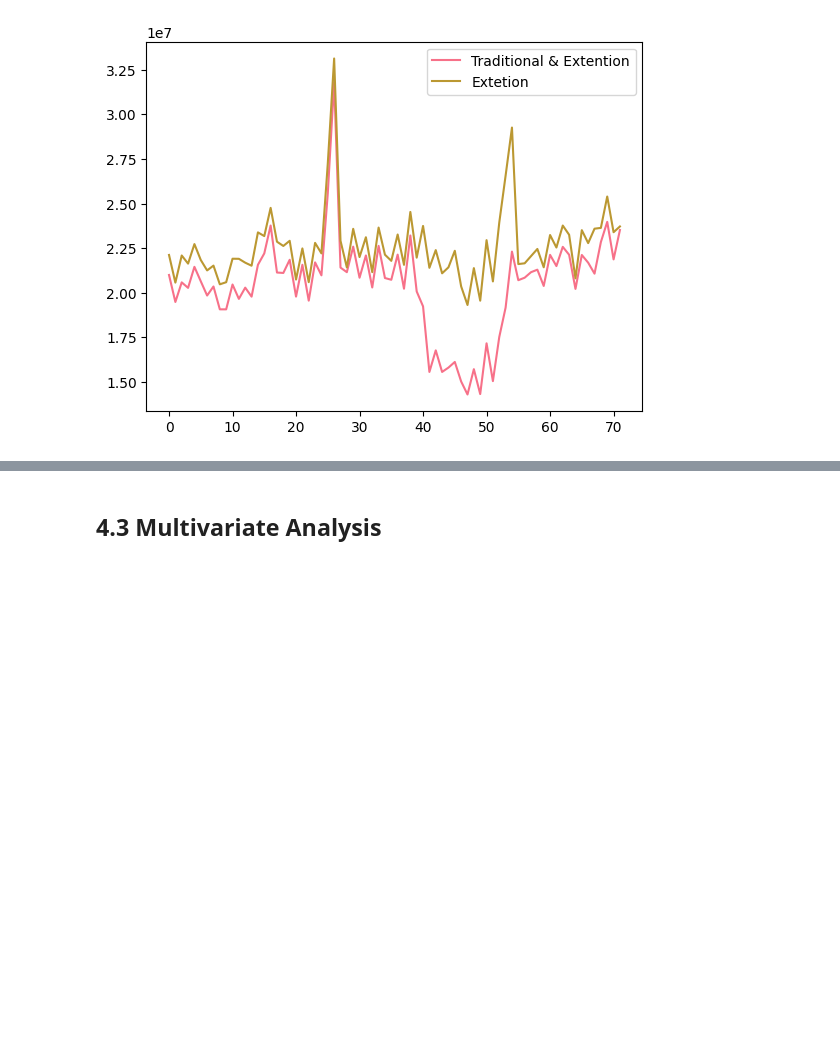
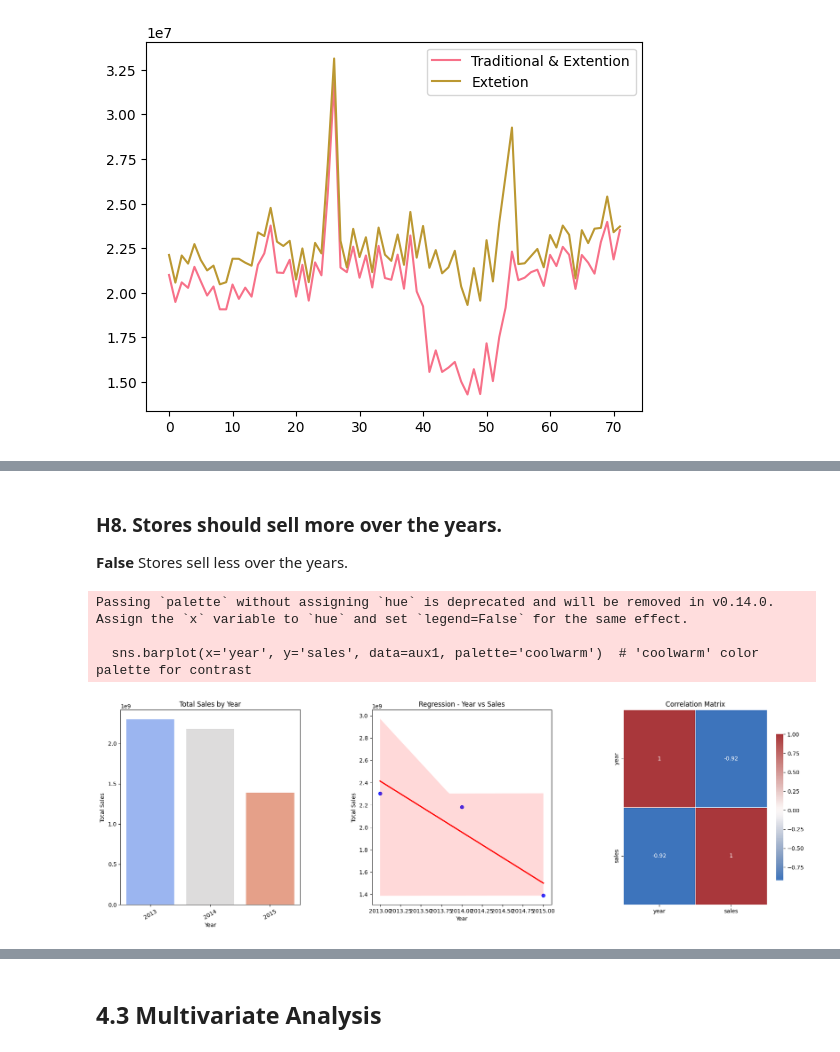
Before and after one commit to jhmartire/ds_production, a Jupyter notebook: m04_v01_store_sales_prediction.ipynb, the cells around one changed output, grey strips where cells are left out. Drawn from its saved outputs; the diff is of its cells as text; code cells hidden in the pictures; blank space fills up the shorter version.

```diff
--- a/m04_v01_store_sales_prediction.ipynb
+++ b/m04_v01_store_sales_prediction.ipynb
@@ -740,0 +778,41 @@ ax.legend( labels=['Traditional & Extention' , 'Extetion']);
+# %% [markdown]
+### **H8.** Stores should sell more over the years.
+**False** Stores sell less over the years.
+# %%
+# Generating grouped data by year
+aux1 = df4[['year', 'sales']].groupby('year').sum().reset_index()
+
+# Defining the figure size to better accommodate the plots
+plt.figure(figsize=(18, 6))
+
+# Subplot 1: Bar Plot (Total Sales by Year)
+plt.subplot(1, 3, 1)
+sns.barplot(x='year', y='sales', data=aux1, palette='coolwarm')  # 'coolwarm' color palette for contrast
+plt.title('Total Sales by Year')
+plt.xlabel('Year')
+plt.ylabel('Total Sales')
+plt.xticks(rotation=30)  # Rotate X-axis labels for readability
+
+# Subplot 2: Regression Plot (Year vs Sales)
+plt.subplot(1, 3, 2)
+sns.regplot(x='year', y='sales', data=aux1, scatter_kws={'color': 'blue'}, line_kws={'color': 'red'})  # Custom color settings
+plt.title('Regression - Year vs Sales')
+plt.xlabel('Year')
+plt.ylabel('Total Sales')
+
+# Subplot 3: Correlation Heatmap (Between Year and Sales)
+plt.subplot(1, 3, 3)
+sns.heatmap(aux1.corr(method='pearson'), annot=True, cmap='vlag', center=0, linewidths=0.5, cbar_kws={"shrink": 0.75})  # 'vlag' palette for smooth gradient
+plt.title('Correlation Matrix')
+
+# Adjusting the layout to avoid overlap
+plt.tight_layout()
+plt.subplots_adjust(wspace=0.4)  # Adjust space between the plots
+
+# Display the plots
+plt.show()
+# %% [output]
+Passing `palette` without assigning `hue` is deprecated and will be removed in v0.14.0. Assign the `x` variable to `hue` and set `legend=False` for the same effect.
+
+  sns.barplot(x='year', y='sales', data=aux1, palette='coolwarm')  # 'coolwarm' color palette for contrast
+[figure, added]
```
Also changed, not shown: parts of 10 cells of this notebook.
